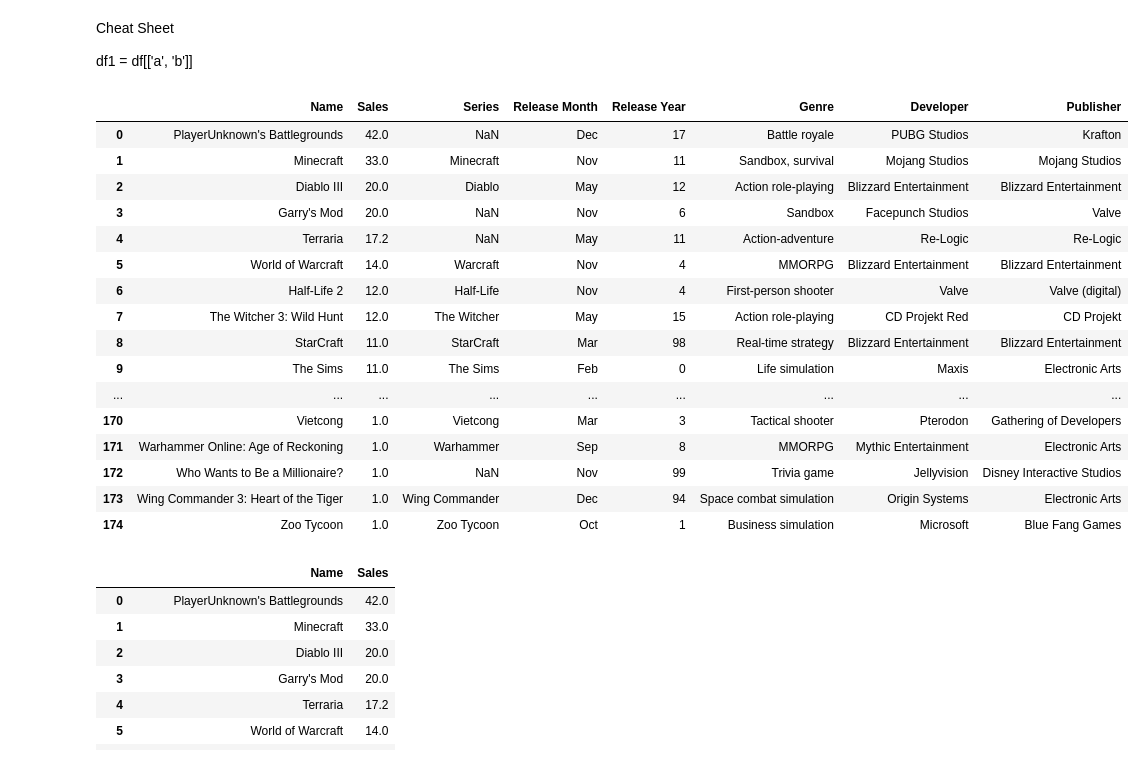
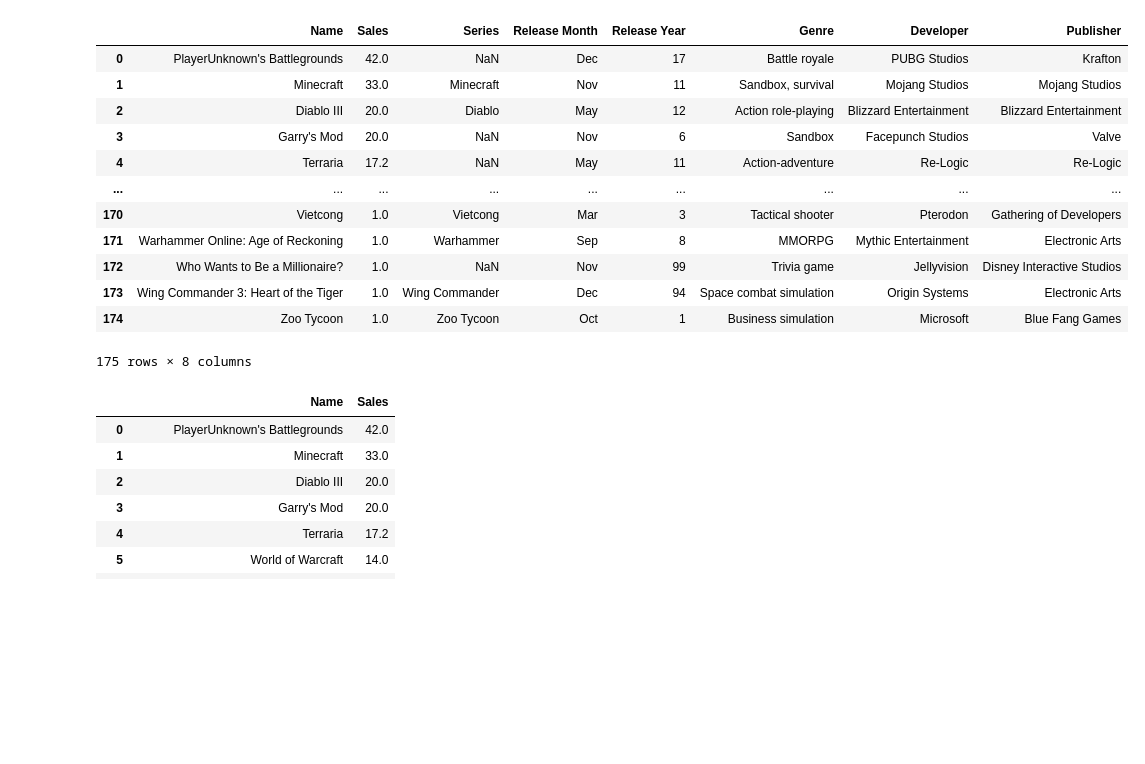
Before and after one commit to ZarloD/HtH_fallprogram, a Jupyter notebook: Finding-an-Interesting-Dataset-ZarloD/GameSales.ipynb, the cells around one changed output. Drawn from its saved outputs; the diff is of its cells as text; code cells hidden in the pictures; blank space fills up the shorter version.

```diff
--- a/Finding-an-Interesting-Dataset-ZarloD/GameSales.ipynb
+++ b/Finding-an-Interesting-Dataset-ZarloD/GameSales.ipynb
@@ -1,33 +1,25 @@
-# %% [markdown]
-Cheat Sheet
-
-df1 = df[['a', 'b']]
 # %%
 import pandas
 
-pandas.options.display.max_columns = None
-pandas.options.display.max_rows = None
+#pandas.options.display.max_columns = None
+#pandas.options.display.max_rows = None
 
 gameSales_data = pandas.read_csv("GameSales.csv")
 gameSales_data
 # %% [output]
 |  | Name | Sales | Series | Release Month | Release Year | Genre | Developer | Publisher |
 | 0 | PlayerUnknown's Battlegrounds | 42.0 | NaN | Dec | 17 | Battle royale | PUBG Studios | Krafton |
 | 1 | Minecraft | 33.0 | Minecraft | Nov | 11 | Sandbox, survival | Mojang Studios | Mojang Studios |
 | 2 | Diablo III | 20.0 | Diablo | May | 12 | Action role-playing | Blizzard Entertainment | Blizzard Entertainment |
 | 3 | Garry's Mod | 20.0 | NaN | Nov | 6 | Sandbox | Facepunch Studios | Valve |
 | 4 | Terraria | 17.2 | NaN | May | 11 | Action-adventure | Re-Logic | Re-Logic |
-| 5 | World of Warcraft | 14.0 | Warcraft | Nov | 4 | MMORPG | Blizzard Entertainment | Blizzard Entertainment |
-| 6 | Half-Life 2 | 12.0 | Half-Life | Nov | 4 | First-person shooter | Valve | Valve (digital) |
-| 7 | The Witcher 3: Wild Hunt | 12.0 | The Witcher | May | 15 | Action role-playing | CD Projekt Red | CD Projekt |
-| 8 | StarCraft | 11.0 | StarCraft | Mar | 98 | Real-time strategy | Blizzard Entertainment | Blizzard Entertainment |
-| 9 | The Sims | 11.0 | The Sims | Feb | 0 | Life simulation | Maxis | Electronic Arts |
 | ... | ... | ... | ... | ... | ... | ... | ... | ... |
 | 170 | Vietcong | 1.0 | Vietcong | Mar | 3 | Tactical shooter | Pterodon | Gathering of Developers |
 | 171 | Warhammer Online: Age of Reckoning | 1.0 | Warhammer | Sep | 8 | MMORPG | Mythic Entertainment | Electronic Arts |
 | 172 | Who Wants to Be a Millionaire? | 1.0 | NaN | Nov | 99 | Trivia game | Jellyvision | Disney Interactive Studios |
 | 173 | Wing Commander 3: Heart of the Tiger | 1.0 | Wing Commander | Dec | 94 | Space combat simulation | Origin Systems | Electronic Arts |
 | 174 | Zoo Tycoon | 1.0 | Zoo Tycoon | Oct | 1 | Business simulation | Microsoft | Blue Fang Games |
+175 rows × 8 columns
 # %%
 '''
 What is the highest selling game of all time?
```
